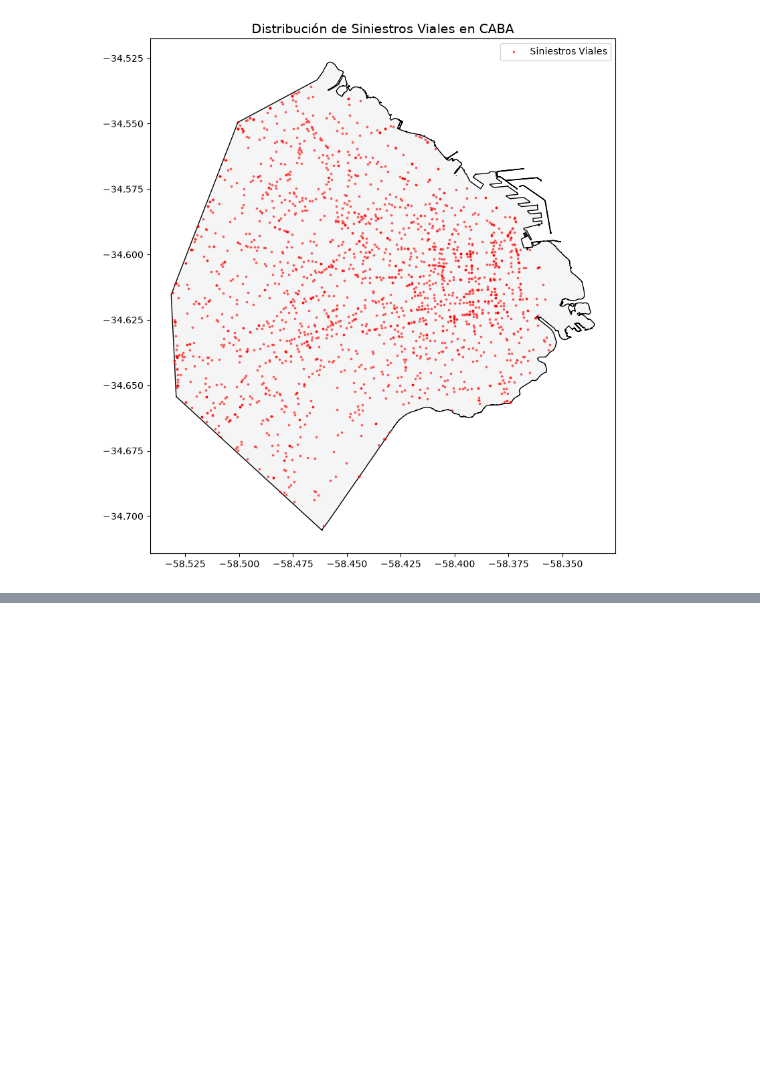
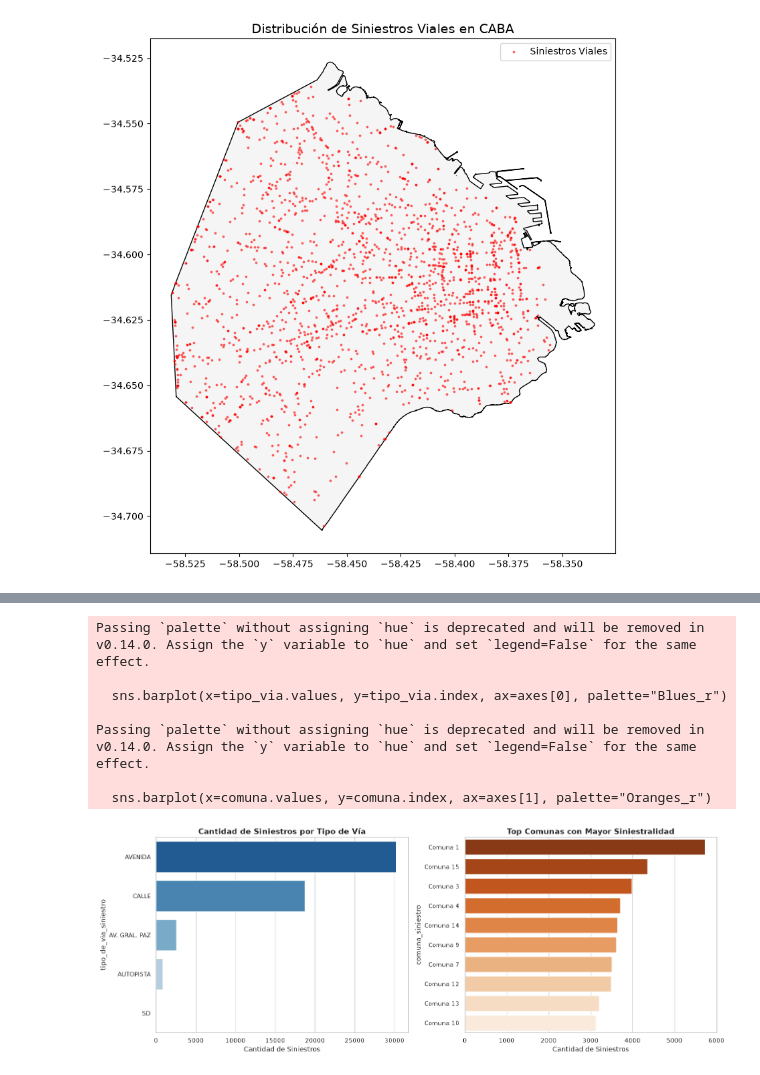
Before and after one commit to AndresFrancica/PuntosCriticosTransito, a Jupyter notebook: 01_eda_inicial.ipynb, the cells around one changed output, grey strips where cells are left out. Drawn from its saved outputs; the diff is of its cells as text; code cells hidden in the pictures; blank space fills up the shorter version.

Commit message:
completo el eda de siniestralidad, clustering espacial DBSCAN y mapas de puntos criticos

```diff
--- a/01_eda_inicial.ipynb
+++ b/01_eda_inicial.ipynb
@@ -90,0 +129,31 @@ plt.show()
+# %%
+import matplotlib.pyplot as plt
+import seaborn as sns
+
+# Configuración estética
+sns.set_theme(style="whitegrid")
+fig, axes = plt.subplots(1, 2, figsize=(16, 6))
+
+# 1. Gráfico por Tipo de Vía
+tipo_via = siniestros_caba['tipo_de_via_siniestro'].value_counts().head(7)
+sns.barplot(x=tipo_via.values, y=tipo_via.index, ax=axes[0], palette="Blues_r")
+axes[0].set_title("Cantidad de Siniestros por Tipo de Vía", fontsize=14, fontweight='bold')
+axes[0].set_xlabel("Cantidad de Siniestros")
+
+# 2. Gráfico por Comuna
+comuna = siniestros_caba['comuna_siniestro'].value_counts().head(10)
+sns.barplot(x=comuna.values, y=comuna.index, ax=axes[1], palette="Oranges_r")
+axes[1].set_title("Top Comunas con Mayor Siniestralidad", fontsize=14, fontweight='bold')
+axes[1].set_xlabel("Cantidad de Siniestros")
+
+plt.tight_layout()
+plt.show()
+# %% [output]
+Passing `palette` without assigning `hue` is deprecated and will be removed in v0.14.0. Assign the `y` variable to `hue` and set `legend=False` for the same effect.
+
+  sns.barplot(x=tipo_via.values, y=tipo_via.index, ax=axes[0], palette="Blues_r")
+
+Passing `palette` without assigning `hue` is deprecated and will be removed in v0.14.0. Assign the `y` variable to `hue` and set `legend=False` for the same effect.
+
+  sns.barplot(x=comuna.values, y=comuna.index, ax=axes[1], palette="Oranges_r")
+[figure, added]
```
Also changed, not shown: parts of 16 cells of this notebook, 2 other files.
